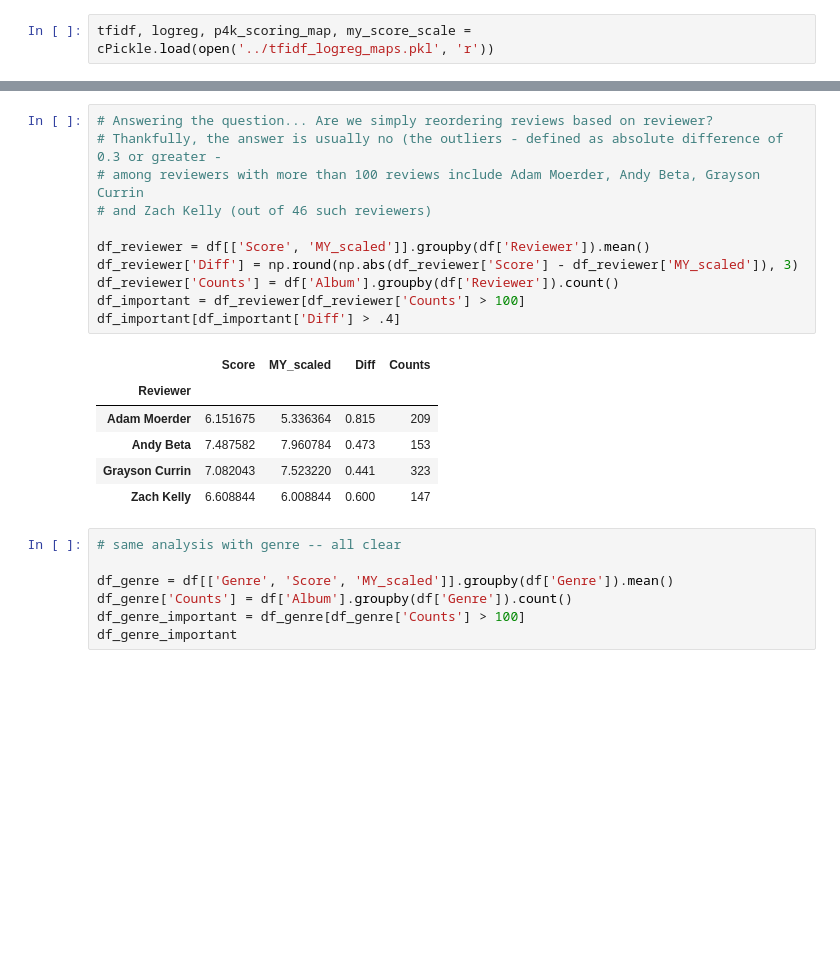
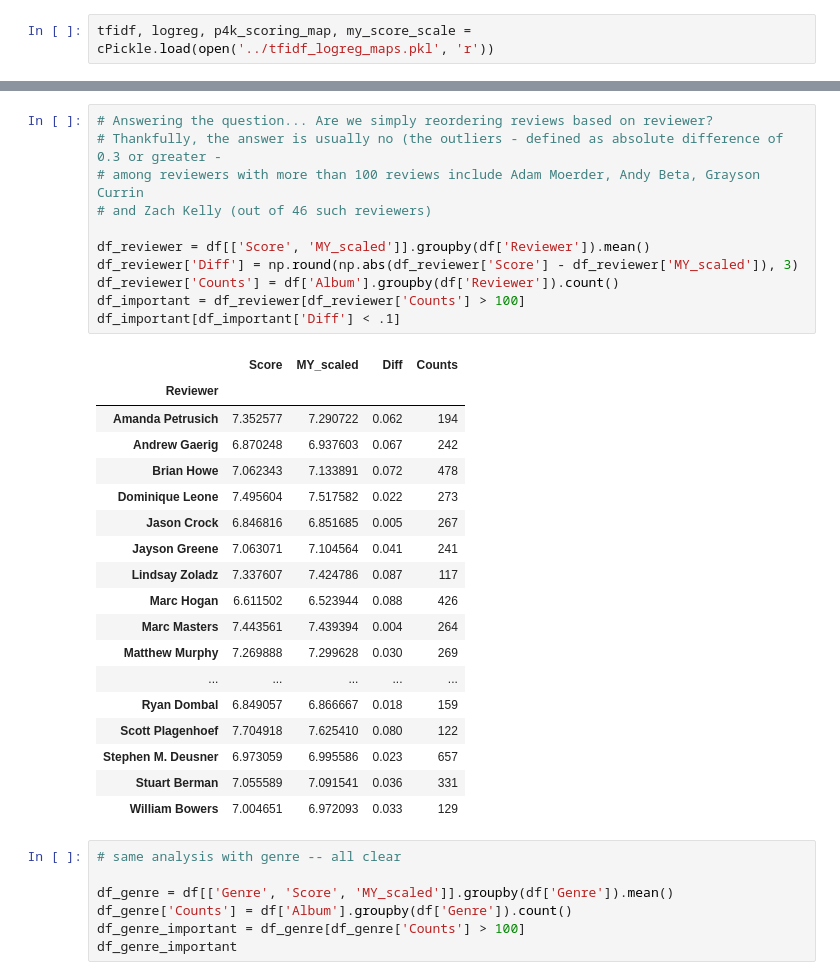
Before and after one commit to dsaber/pitchfork-hidden-gems, a Jupyter notebook: model/clustering_validation.ipynb, the cells around one changed output, grey strips where cells are left out. Saved outputs shown, nothing was run; the diff lists cells and outputs as text; blank space fills up the shorter version.

```diff
--- a/model/clustering_validation.ipynb
+++ b/model/clustering_validation.ipynb
@@ -42,21 +42,33 @@ df.head()
 # %%
 # Answering the question... Are we simply reordering reviews based on reviewer?
 # Thankfully, the answer is usually no (the outliers - defined as absolute difference of 0.3 or greater -
 # among reviewers with more than 100 reviews include Adam Moerder, Andy Beta, Grayson Currin
 # and Zach Kelly (out of 46 such reviewers)
 
 df_reviewer = df[['Score', 'MY_scaled']].groupby(df['Reviewer']).mean()
 df_reviewer['Diff'] = np.round(np.abs(df_reviewer['Score'] - df_reviewer['MY_scaled']), 3)
 df_reviewer['Counts'] = df['Album'].groupby(df['Reviewer']).count()
 df_important = df_reviewer[df_reviewer['Counts'] > 100]
-df_important[df_important['Diff'] > .4]
+df_important[df_important['Diff'] < .1]
 # %% [output]
 |  | Score | MY_scaled | Diff | Counts |
 | Reviewer |  |  |  |  |
-| Adam Moerder | 6.151675 | 5.336364 | 0.815 | 209 |
-| Andy Beta | 7.487582 | 7.960784 | 0.473 | 153 |
-| Grayson Currin | 7.082043 | 7.523220 | 0.441 | 323 |
-| Zach Kelly | 6.608844 | 6.008844 | 0.600 | 147 |
+| Amanda Petrusich | 7.352577 | 7.290722 | 0.062 | 194 |
+| Andrew Gaerig | 6.870248 | 6.937603 | 0.067 | 242 |
+| Brian Howe | 7.062343 | 7.133891 | 0.072 | 478 |
+| Dominique Leone | 7.495604 | 7.517582 | 0.022 | 273 |
+| Jason Crock | 6.846816 | 6.851685 | 0.005 | 267 |
+| Jayson Greene | 7.063071 | 7.104564 | 0.041 | 241 |
+| Lindsay Zoladz | 7.337607 | 7.424786 | 0.087 | 117 |
+| Marc Hogan | 6.611502 | 6.523944 | 0.088 | 426 |
+| Marc Masters | 7.443561 | 7.439394 | 0.004 | 264 |
+| Matthew Murphy | 7.269888 | 7.299628 | 0.030 | 269 |
+| ... | ... | ... | ... | ... |
+| Ryan Dombal | 6.849057 | 6.866667 | 0.018 | 159 |
+| Scott Plagenhoef | 7.704918 | 7.625410 | 0.080 | 122 |
+| Stephen M. Deusner | 6.973059 | 6.995586 | 0.023 | 657 |
+| Stuart Berman | 7.055589 | 7.091541 | 0.036 | 331 |
+| William Bowers | 7.004651 | 6.972093 | 0.033 | 129 |
 # %%
 # same analysis with genre -- all clear
 
```
Also changed, not shown: parts of 3 cells of this notebook, 7 other files.
